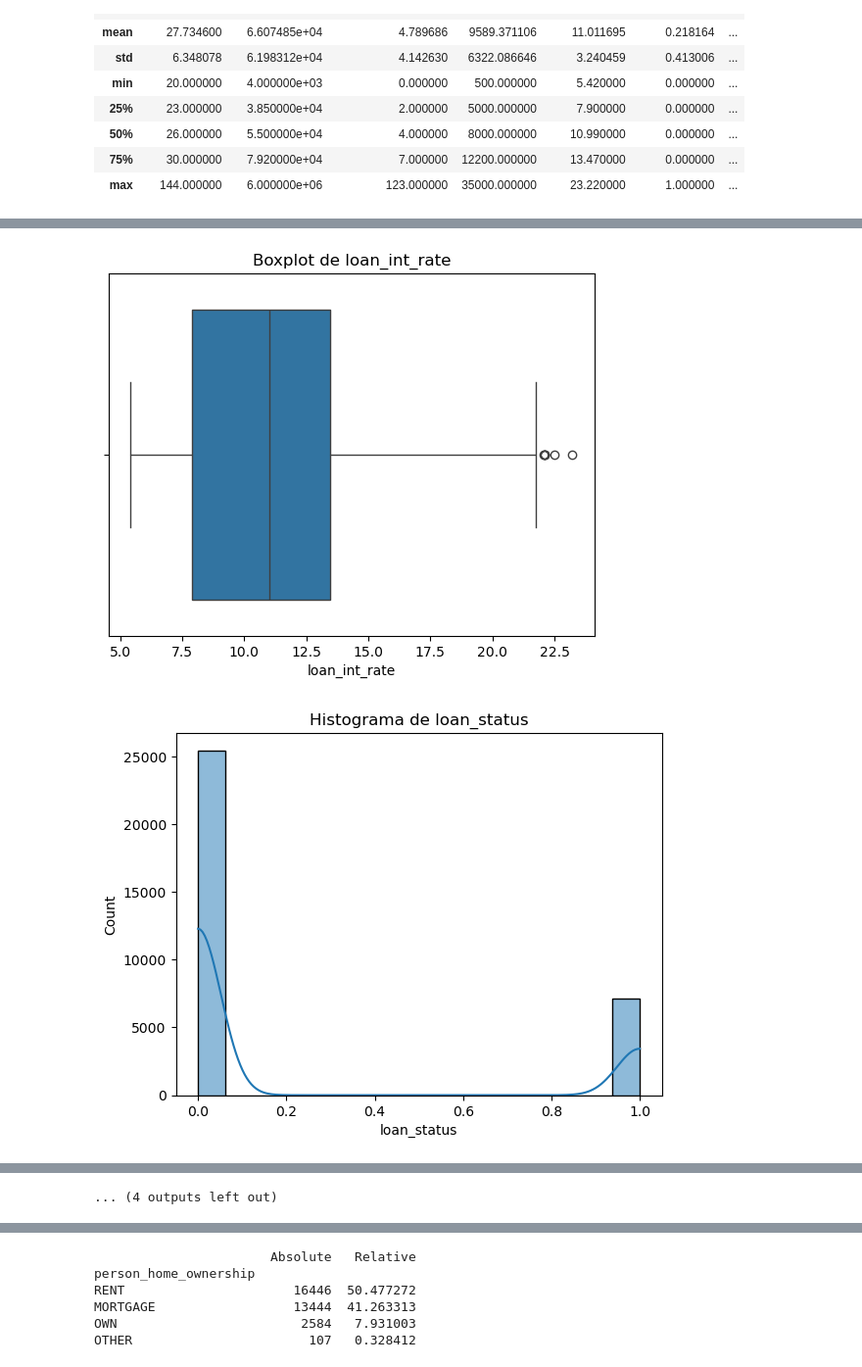
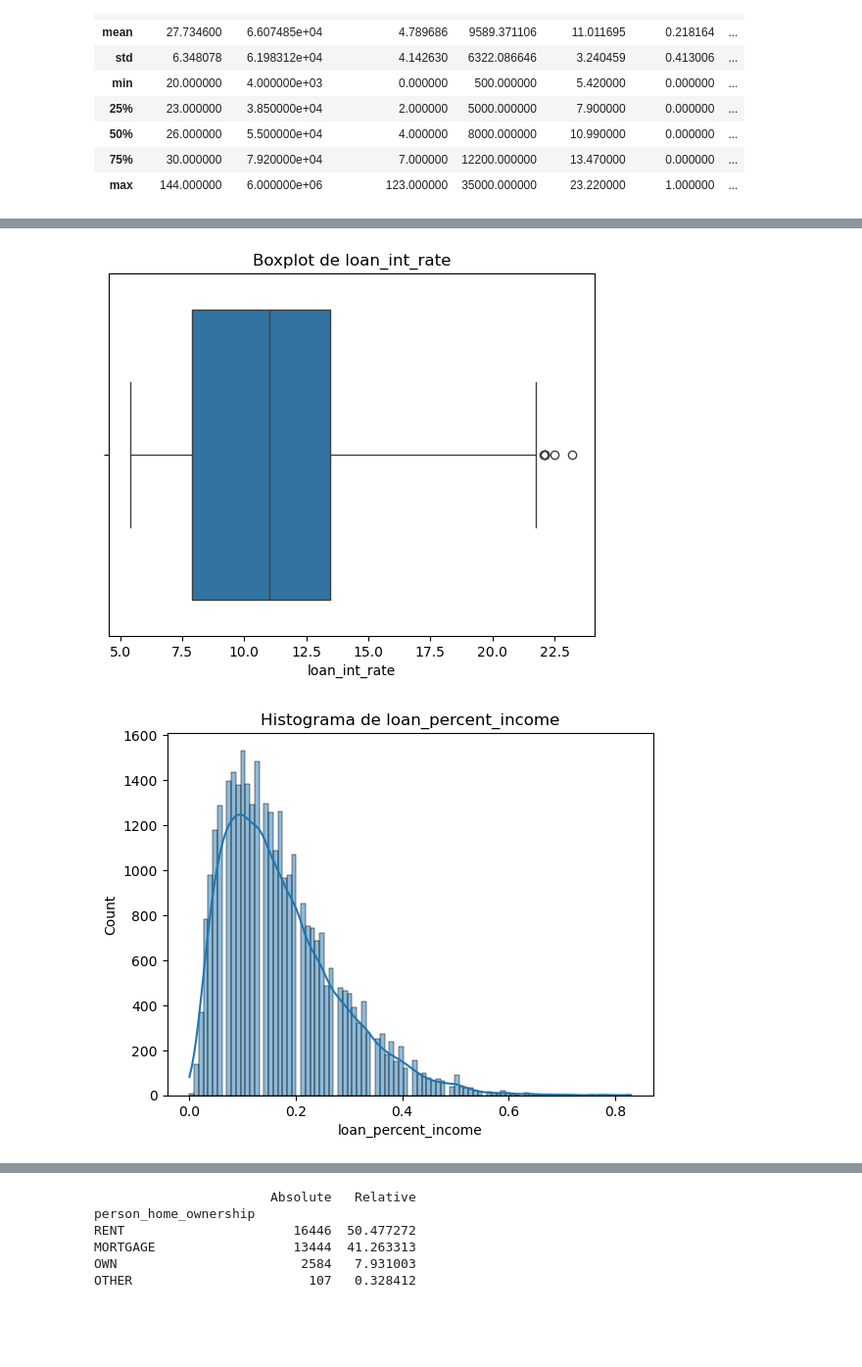
Before and after one commit to luisrr01/Credit-Risk-Analysis, a Jupyter notebook: notebooks/01_eda.ipynb, the cells around one changed output, grey strips where cells are left out. Shown at 98% size. Cells and saved outputs as stored; diff of their text form; code cells hidden in the pictures; blank space fills up the shorter version.

```diff
--- a/notebooks/01_eda.ipynb
+++ b/notebooks/01_eda.ipynb
@@ -92,25 +92,26 @@ df.describe()
 | max | 144.000000 | 6.000000e+06 | 123.000000 | 35000.000000 | 23.220000 | 1.000000 | ... |
 # %%
 df_numericas = df.select_dtypes(include=['number'])
+df_numericas = df_numericas.drop(columns='loan_status')
 for columns in df_numericas.columns:
     # Histogram
     sns.histplot(df_numericas[columns], kde=True)
     plt.title(f'Histograma de {columns}')
     plt.show()
 
     # Boxplot
     sns.boxplot(x=df_numericas[columns])
     plt.title(f'Boxplot de {columns}')
     plt.show()
 # %% [output]
 [figure]
 [figure]
 [figure]
 [figure]
 [figure]
 [figure]
 [figure]
 [figure]
 [figure]
 [figure]
-[figure, old version]
+[figure, new version]
@@ -118 +118,0 @@ for columns in df_numericas.columns:
-... (4 outputs left out)
```
Also changed, not shown: parts of 4 cells of this notebook.
